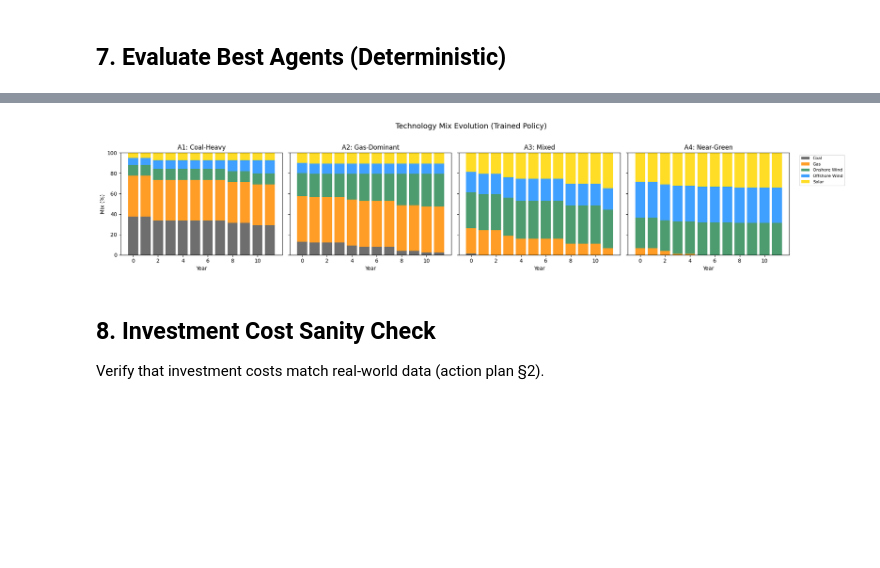
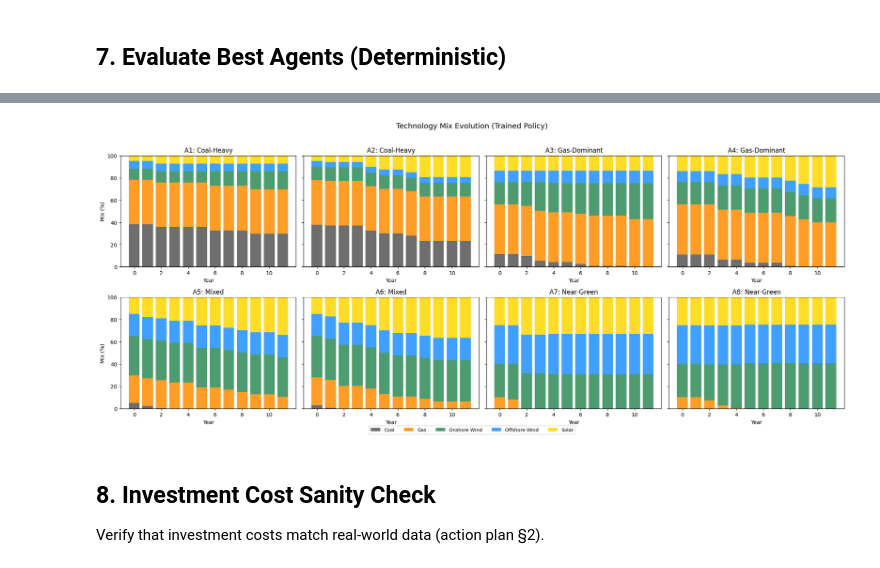
Before and after one commit to DJH961/Thesis-Energy-Auction, a Jupyter notebook: ets_marl ppo/notebooks/ets_marl_colab.ipynb, the cells around one changed output, grey strips where cells are left out. Drawn from its saved outputs; the diff is of its cells as text; code cells hidden in the pictures; blank space fills up the shorter version.

Commit message:
8 Agents + Behavioral update

```diff
--- a/ets_marl ppo/notebooks/ets_marl_colab.ipynb
+++ b/ets_marl ppo/notebooks/ets_marl_colab.ipynb
@@ -703,7 +745,9 @@ def ribbon(ax, grp, col, color, label):
                     color=color, alpha=0.18)
 
 grp = recent.groupby('year')
-agent_colors = plt.rcParams['axes.prop_cycle'].by_key()['color'][:n_agents]
+# Use a colormap that handles 8+ agents
+cmap = plt.get_cmap('tab10')
+agent_colors = [cmap(i) for i in range(n_agents)]
 
 fig, axes = plt.subplots(2, 3, figsize=(20, 10))
 
@@ -721,7 +765,7 @@ for i in range(n_agents):
 ax.set_xlabel('Year'); ax.set_ylabel('Green fraction')
 ax.set_title('Green Fraction Trajectory\nmean ± 1σ')
 ax.yaxis.set_major_formatter(plt.FuncFormatter(lambda x, _: f'{x*100:.0f}%'))
-ax.grid(True, alpha=0.3); ax.legend(fontsize=8)
+ax.grid(True, alpha=0.3); ax.legend(fontsize=7, ncol=2)
 
 # ── 3. Emissions per agent ────────────────────────────────────────────────
 ax = axes[0, 2]
@@ -729,7 +773,7 @@ for i in range(n_agents):
     ribbon(ax, grp, f'emissions_A{i+1}', agent_colors[i], f'A{i+1}')
 ax.set_xlabel('Year'); ax.set_ylabel('Mt CO₂')
 ax.set_title('Realized Emissions\nmean ± 1σ (P5 shock visible as wide bands)')
-ax.grid(True, alpha=0.3); ax.legend(fontsize=8)
+ax.grid(True, alpha=0.3); ax.legend(fontsize=7, ncol=2)
 
 # ── 4. Banking (bank_start) per agent ─────────────────────────────────────
 ax = axes[1, 0]
@@ -738,7 +782,7 @@ for i in range(n_agents):
 ax.axhline(0, color='k', lw=0.8, ls='--')
 ax.set_xlabel('Year'); ax.set_ylabel('Banked Mt')
 ax.set_title('Banking Strategy\nmean ± 1σ')
-ax.grid(True, alpha=0.3); ax.legend(fontsize=8)
+ax.grid(True, alpha=0.3); ax.legend(fontsize=7, ncol=2)
 
 # ── 5. Reward per agent ───────────────────────────────────────────────────
 ax = axes[1, 1]
@@ -747,7 +791,7 @@ for i in range(n_agents):
 ax.axhline(0, color='k', lw=0.8, ls='--')
 ax.set_xlabel('Year'); ax.set_ylabel('Reward')
 ax.set_title('Per-Year Reward\nmean ± 1σ')
-ax.grid(True, alpha=0.3); ax.legend(fontsize=8)
+ax.grid(True, alpha=0.3); ax.legend(fontsize=7, ncol=2)
 
 # ── 6. P8 holding cost (if logged) / shortfall ────────────────────────────
 ax = axes[1, 2]
@@ -763,7 +807,7 @@ else:
     ax.set_ylabel('Shortfall Mt')
     ax.set_title('Shortfall by Year\nmean ± 1σ')
 ax.axhline(0, color='k', lw=0.8, ls='--')
-ax.set_xlabel('Year'); ax.grid(True, alpha=0.3); ax.legend(fontsize=8)
+ax.set_xlabel('Year'); ax.grid(True, alpha=0.3); ax.legend(fontsize=7, ncol=2)
 
 plt.suptitle(f'Episode Consistency & Variance (last {N_LAST} episodes)', fontsize=14, y=1.01)
 plt.tight_layout()
@@ -797,6 +845,7 @@ from scripts.train import build_agents
 # Load best checkpoints
 eval_env = ETSEnvironment(config, seed=0)
 eval_agents = build_agents(eval_env, config, seed=0)
+n_agents = config['companies']['n_agents']
 
 ckpt_dir = 'results/checkpoints_s42'
 for i, agent in enumerate(eval_agents):
@@ -837,7 +886,8 @@ for year in range(config['simulation']['n_years']):
         break
 
 eval_df = pd.DataFrame(eval_data)
-print(eval_df[['year', 'cap', 'price'] + [f'green_A{i+1}' for i in range(n_agents)]].to_string(index=False))
+green_cols = ['year', 'cap', 'price'] + [f'green_A{i+1}' for i in range(n_agents)]
+print(eval_df[green_cols].to_string(index=False))
 # %% [output]
 Loaded agent 0
 Loaded agent 1
@@ -859,34 +909,69 @@ Loaded agent 3
 # %%
 # Technology mix evolution per agent
 tech_names = config['technologies']['names']
 colors = {'coal': '#555555', 'gas': '#FF8C00', 'onshore_wind': '#2E8B57',
           'offshore_wind': '#1E90FF', 'solar': '#FFD700'}
 
-fig, axes = plt.subplots(1, n_agents, figsize=(5*n_agents, 4), sharey=True)
-archetypes = ['Coal-Heavy', 'Gas-Dominant', 'Mixed', 'Near-Green']
+# Dynamic archetype labels (2 of each for 8 agents)
+_base_archetypes = ['Coal-Heavy', 'Gas-Dominant', 'Mixed', 'Near-Green']
+archetypes = []
+for arch in _base_archetypes:
+    count = 0
+    for mix in config['companies']['initial_mix']:
+        # Match archetype by green fraction
+        green = sum(mix[j] for j, g in enumerate(config['technologies']['is_green']) if g)
+        if arch == 'Coal-Heavy' and green < 0.25:
+            count += 1
+        elif arch == 'Gas-Dominant' and 0.25 <= green < 0.55:
+            count += 1
+        elif arch == 'Mixed' and 0.55 <= green < 0.85:
+            count += 1
+        elif arch == 'Near-Green' and green >= 0.85:
+            count += 1
+# Simpler: just assign based on position
+archetypes = []
+n_per = n_agents // 4
+for arch in _base_archetypes:
+    for k in range(max(1, n_per)):
+        archetypes.append(arch)
+# Pad if needed
+while len(archetypes) < n_agents:
+    archetypes.append(f'Agent {len(archetypes)+1}')
+
+ncols = min(4, n_agents)
+nrows = (n_agents + ncols - 1) // ncols
+fig, axes = plt.subplots(nrows, ncols, figsize=(5*ncols, 4*nrows), sharey=True)
+axes = np.atleast_1d(axes).flatten()
 
 for i in range(n_agents):
-    ax = axes[i] if n_agents > 1 else axes
+    ax = axes[i]
     bottom = np.zeros(len(eval_df))
     for t in range(5):
         vals = eval_df[f'mix_A{i+1}_{tech_names[t]}'].values * 100
         ax.bar(eval_df['year'], vals, bottom=bottom,
                label=tech_names[t].replace('_', ' ').title(),
                color=colors[tech_names[t]], alpha=0.85)
         bottom += vals
     ax.set_xlabel('Year')
-    if i == 0:
+    if i % ncols == 0:
         ax.set_ylabel('Mix (%)')
     ax.set_title(f'A{i+1}: {archetypes[i]}')
     ax.set_ylim(0, 100)
-    if i == n_agents - 1:
-        ax.legend(bbox_to_anchor=(1.05, 1), loc='upper left', fontsize=8)
+
+# Hide unused axes
+for j in range(n_agents, len(axes)):
+    axes[j].set_visible(False)
+
+# Single legend
+handles, labels = axes[0].get_legend_handles_labels()
+fig.legend(handles, labels, loc='lower center', ncol=5, fontsize=9,
+           bbox_to_anchor=(0.5, -0.02))
 
 plt.suptitle('Technology Mix Evolution (Trained Policy)', fontsize=14, y=1.02)
 plt.tight_layout()
 plt.show()
 # %% [output]
-[figure, old version]
+[figure, new version]
 # %% [markdown]
 ## 8. Investment Cost Sanity Check
 
```
Also changed, not shown: parts of 15 cells of this notebook, 5 other files.
